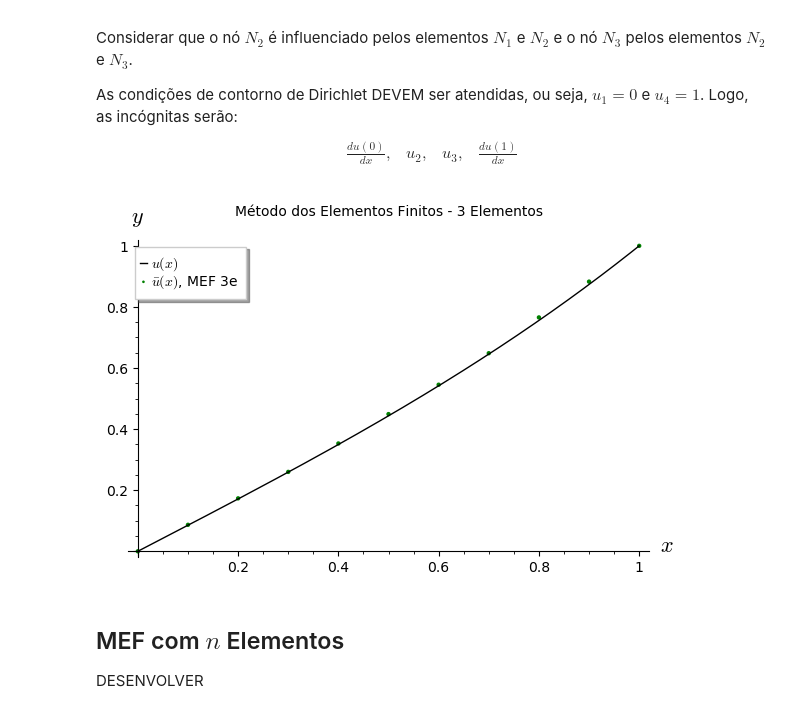
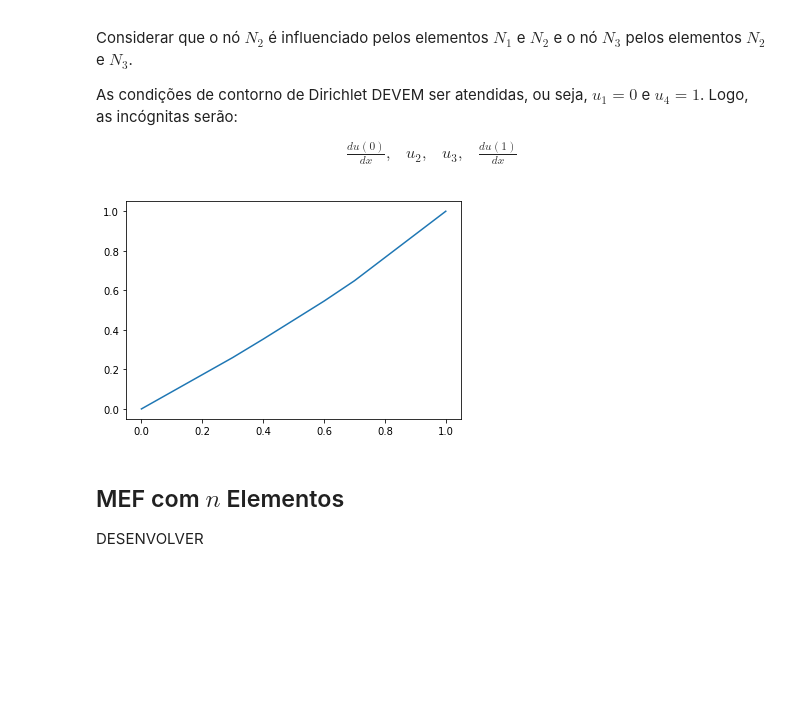
Before and after one commit to noedelima/Uff_MEFpy, a Jupyter notebook: MEFPY.ipynb, the cells around one changed output. Saved outputs shown, nothing was run; the diff lists cells and outputs as text; code cells hidden in the pictures; blank space fills up the shorter version.

```diff
--- a/MEFPY.ipynb
+++ b/MEFPY.ipynb
@@ -728,10 +737,10 @@ xfemtres=[0.,0.333,0.667,1.]
 yfemtres=[0.,0.2885,0.6098,1.]
 ylin=interp1d(xfemtres,yfemtres,kind='linear')(xd)
 # %%
-MEF3 = points(zip(xd,ylin),legend_label='$\\bar{u}(x)$, MEF 3e',color='green',axes_labels=['$x$', '$y$'],title='Método dos Elementos Finitos - 3 Elementos') # Plota a solução u(x) no intervalo (0 < x < 1)
-exata + MEF3
+MEF3 = plt.plot(xd,ylin) # Plota a solução u(x) no intervalo (0 < x < 1)
+plt.show()
 # %% [output]
-[figure, old version]
+[figure, new version]
 # %% [markdown]
 ## MEF com $n$ Elementos
 
```
Also changed, not shown: parts of 19 cells of this notebook, 1 other file.
